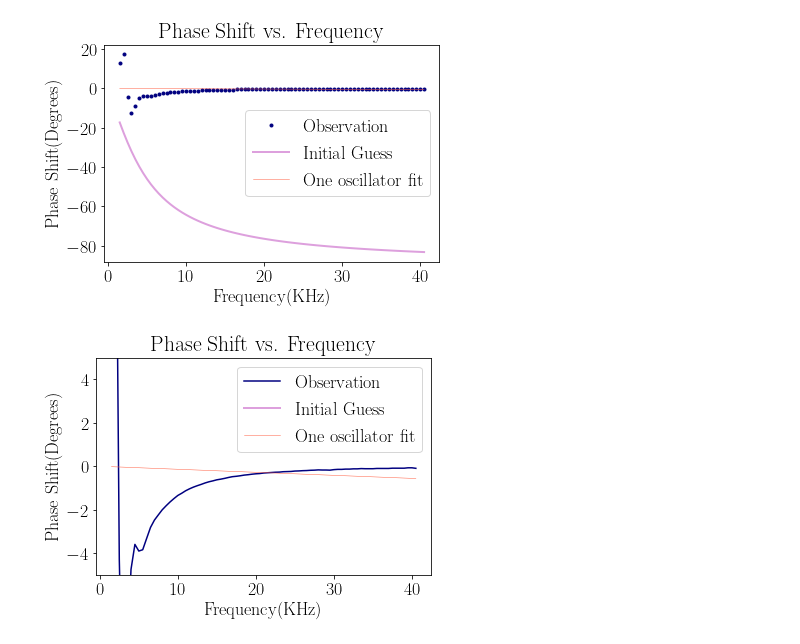
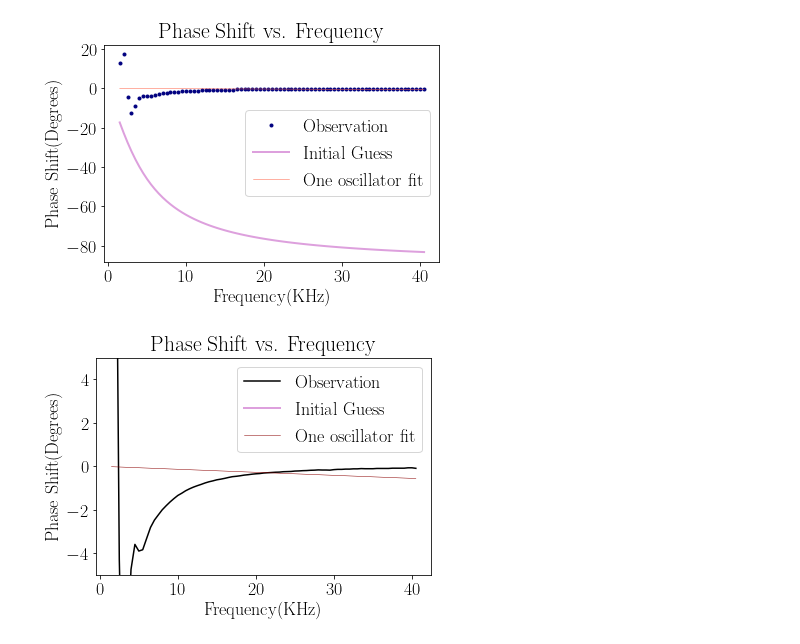
Before and after one commit to aaronkebede/PHY220, a Jupyter notebook: project-one/v2/Fitting Function.ipynb, the cells around one changed output. Saved outputs shown, nothing was run; the diff lists cells and outputs as text; code cells hidden in the pictures.

```diff
--- a/project-one/v2/Fitting Function.ipynb
+++ b/project-one/v2/Fitting Function.ipynb
@@ -154,15 +154,15 @@ plt.show()
 # %%
 # Do the same plot but zoomed in, to focus on the observation/ one oscillator fit
 
-plt.plot(lfp_frequency,lfp_phaseshift,'-', c="navy",  label="Observation")
+plt.plot(lfp_frequency,lfp_phaseshift,'-', c="k",  label="Observation")
 plt.plot(lfp_frequency, ps_result.init_fit, '-', c="plum", label="Initial Guess", linewidth=2)
-plt.plot(lfa_frequency, ps_result.best_fit, '-', c="tomato", label="One oscillator fit", linewidth=0.5)
+plt.plot(lfa_frequency, ps_result.best_fit, '-', c="darkred", label="One oscillator fit", linewidth=0.5)
 plt.xlabel("Frequency(KHz)")
 plt.ylabel("Phase Shift(Degrees)")
 plt.ylim(-5,5)
 plt.title("Phase Shift vs. Frequency")
 plt.legend()
 plt.savefig("Images/Zoomed LP-Phase Shift Fit.pdf",bbox_inches='tight')
 plt.show()
 # %% [output]
-[figure, old version]
+[figure, new version]
```
Also changed, not shown: 1 other file.
